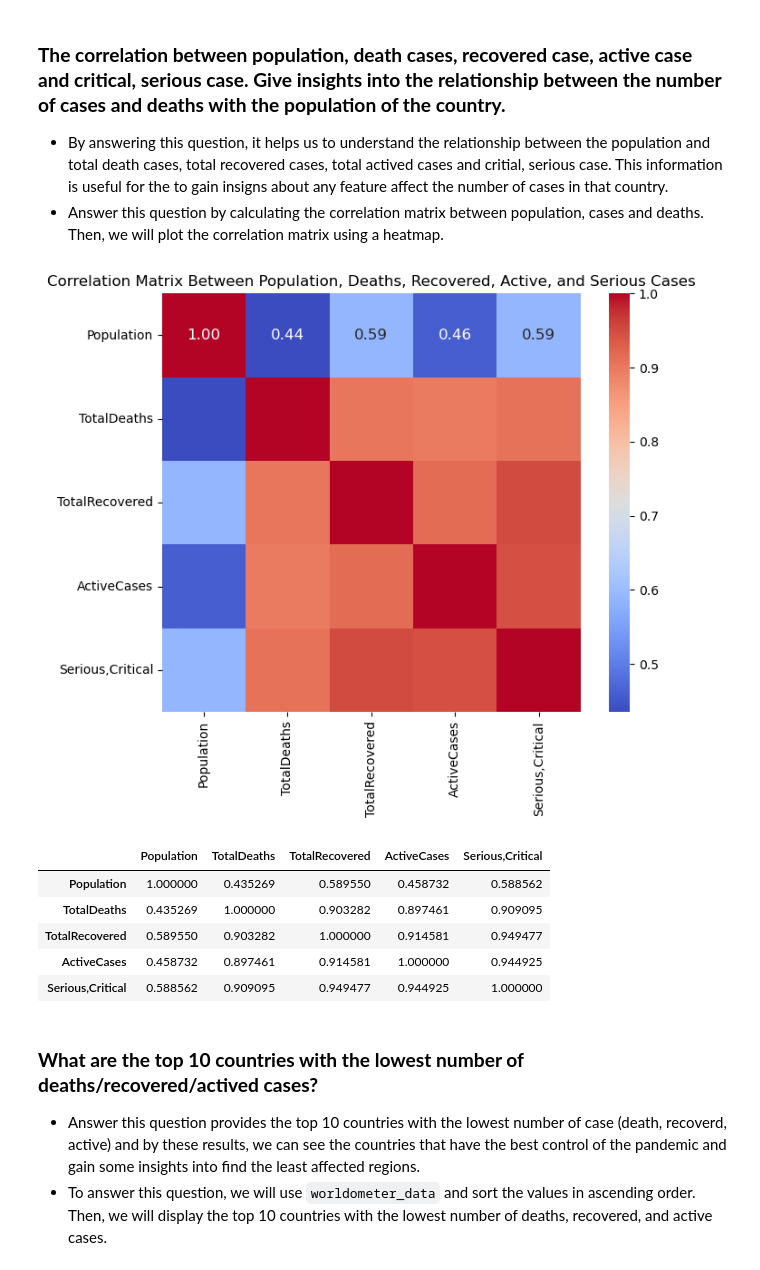
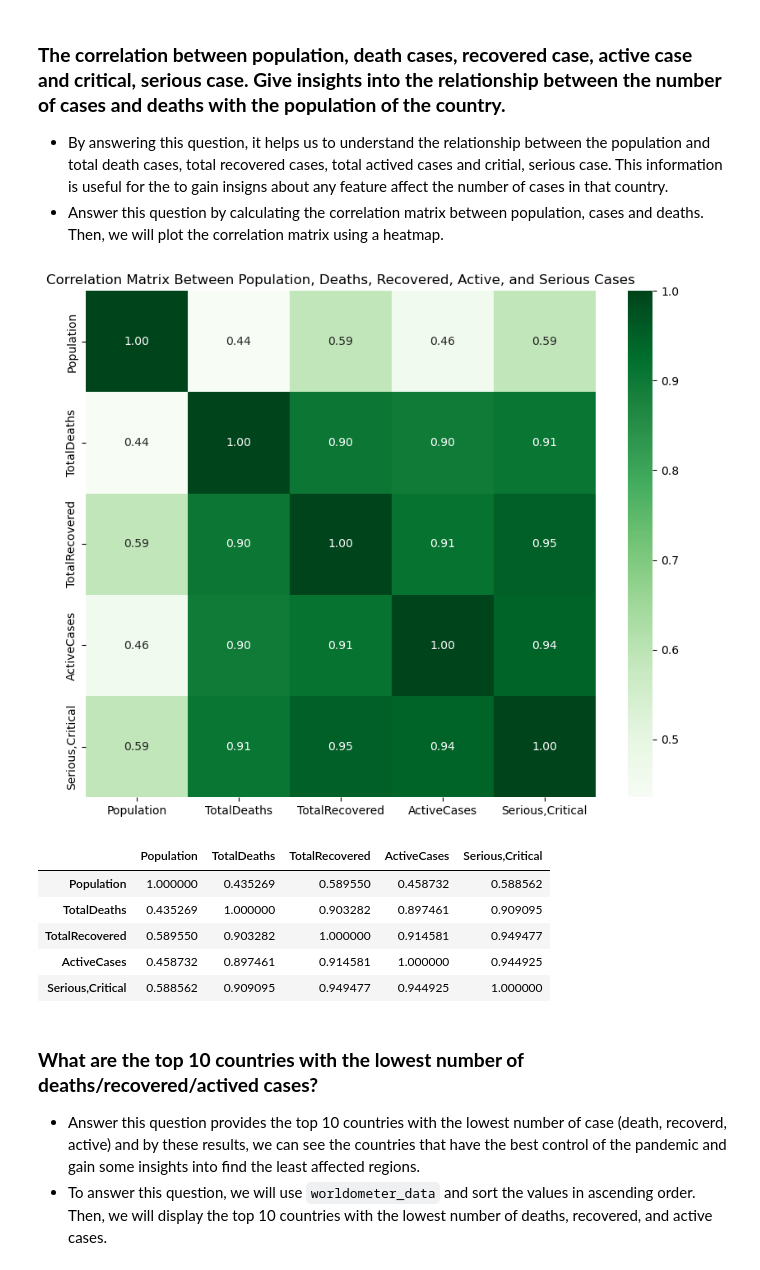
Before and after one commit to dhuyent/DSProgramming-FinalProject, a Jupyter notebook: src/Data_analysis.ipynb, the cells around one changed output. Drawn from its saved outputs; the diff is of its cells as text; code cells hidden in the pictures.

```diff
--- a/src/Data_analysis.ipynb
+++ b/src/Data_analysis.ipynb
@@ -138,18 +138,20 @@ totals
 - By answering this question, it helps us to understand the relationship between the population and total death cases, total recovered cases, total actived cases and critial, serious case. This information is useful for the to gain insigns about any feature affect the number of cases in that country.
 - Answer this question by calculating the correlation matrix between population, cases and deaths. Then, we will plot the correlation matrix using a heatmap.
 # %%
-correlation_data = world_df[["Population", "TotalDeaths", "TotalRecovered", "ActiveCases", "Serious,Critical"]]
+# Select the relevant columns for correlation
+used_col = ['Population', 'TotalDeaths', 'TotalRecovered', 'ActiveCases', 'Serious,Critical']
+correlation_data = world_df[used_col]
 correlation_matrix = correlation_data.corr()
 
 # Plot the correlation matrix using a heatmap
-plt.figure(figsize=(8, 6))
-sns.heatmap(correlation_matrix, annot=True, cmap='coolwarm', fmt=".2f")
+plt.figure(figsize=(10, 8))
+sns.heatmap(correlation_matrix, annot=True, cmap='Greens', fmt=".2f")
 plt.title("Correlation Matrix Between Population, Deaths, Recovered, Active, and Serious Cases")
 plt.show()
 
 correlation_matrix
 # %% [output]
-[figure, old version]
+[figure, new version]
 |  | Population | TotalDeaths | TotalRecovered | ActiveCases | Serious,Critical |
 | Population | 1.000000 | 0.435269 | 0.589550 | 0.458732 | 0.588562 |
 | TotalDeaths | 0.435269 | 1.000000 | 0.903282 | 0.897461 | 0.909095 |
```
Also changed, not shown: parts of 9 cells of this notebook, 6 other files.
